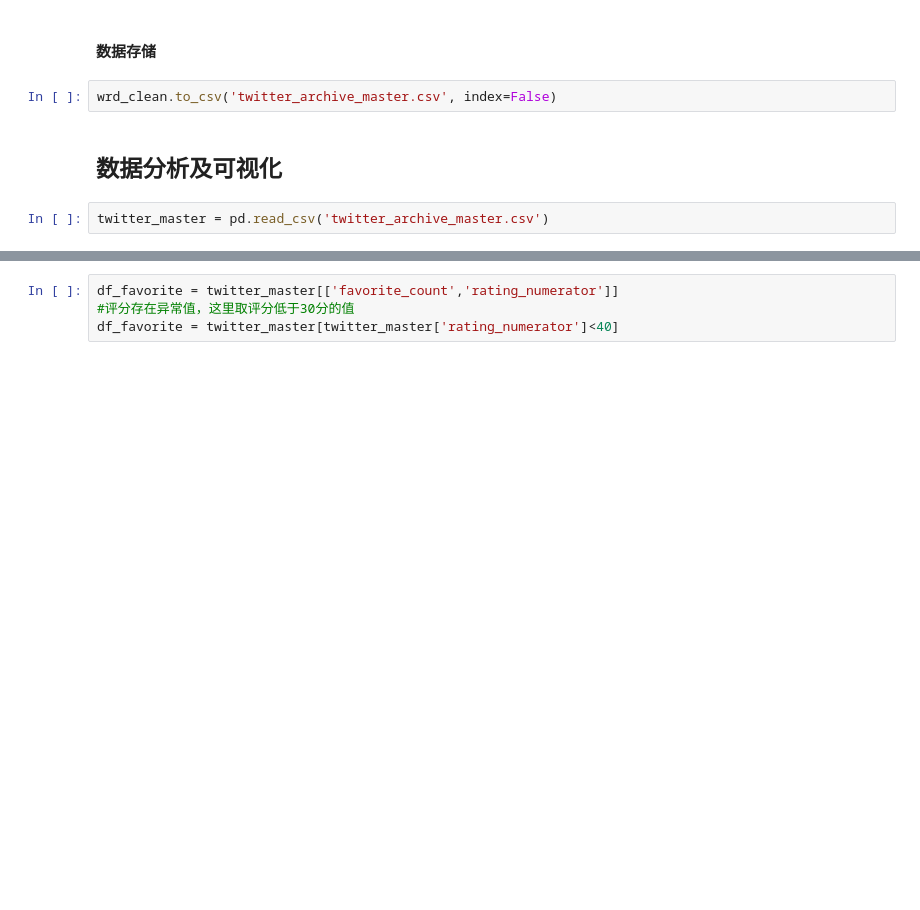
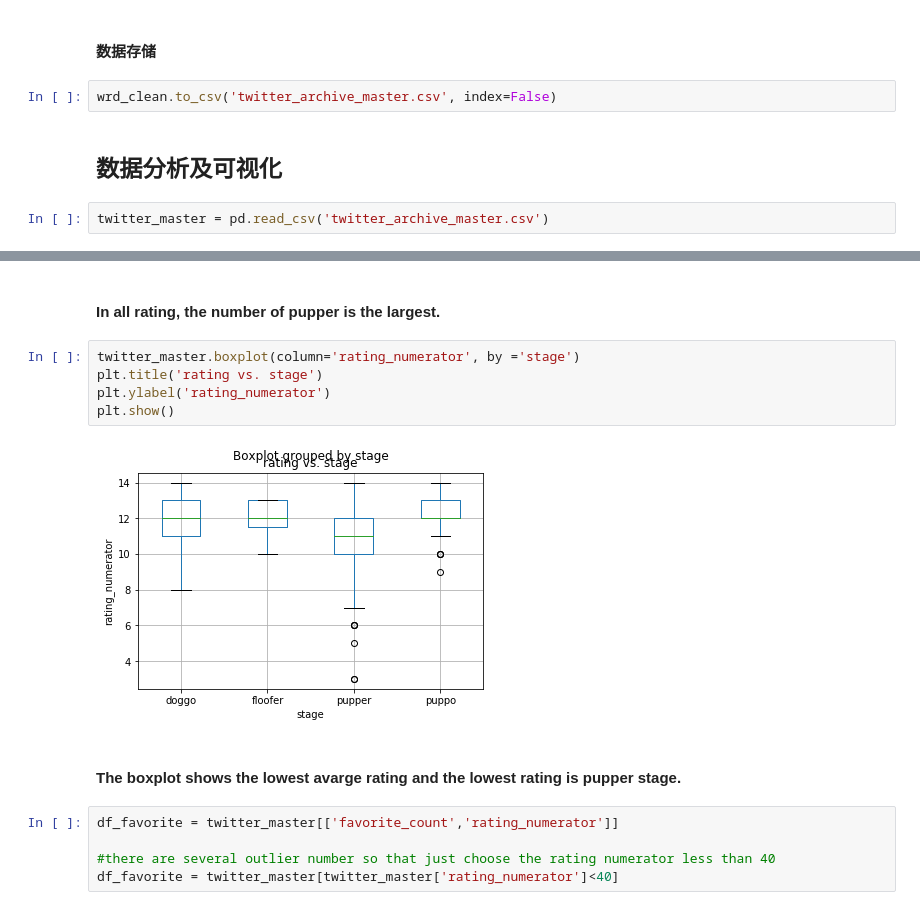
Before and after one commit to jingjingh4/udacity-DA-course, a Jupyter notebook: data-wrangling/WeRateDog/wrangle_act.ipynb, the cells around one changed output, grey strips where cells are left out. Cells and saved outputs as stored; diff of their text form; blank space fills up the shorter version.

```diff
--- a/data-wrangling/WeRateDog/wrangle_act.ipynb
+++ b/data-wrangling/WeRateDog/wrangle_act.ipynb
@@ -466,5 +887,17 @@ twitter_master.head()
+# %% [markdown]
+#### In all rating, the number of pupper is the largest.
+# %%
+twitter_master.boxplot(column='rating_numerator', by ='stage')
+plt.title('rating vs. stage')
+plt.ylabel('rating_numerator')
+plt.show()
+# %% [output]
+[figure, added]
+# %% [markdown]
+#### The boxplot shows the lowest avarge rating and the lowest rating is pupper stage.
 # %%
 df_favorite = twitter_master[['favorite_count','rating_numerator']]
-#评分存在异常值，这里取评分低于30分的值
+
+#there are several outlier number so that just choose the rating numerator less than 40
 df_favorite = twitter_master[twitter_master['rating_numerator']<40]
 # %%
```
Also changed, not shown: parts of 67 cells of this notebook, 5 other files.
